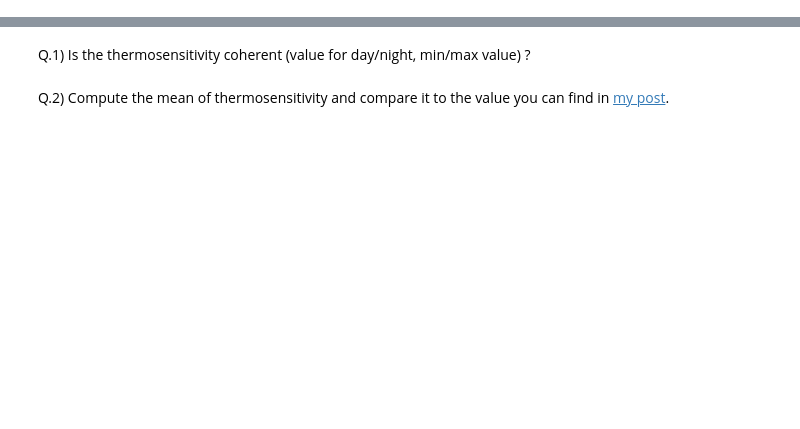
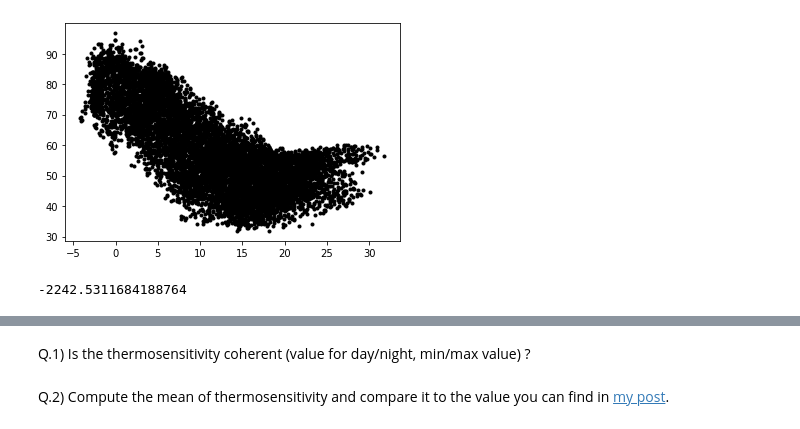
Before and after one commit to robingirard/Energy-Alternatives-Planning, a Jupyter notebook: TP/Thermosensibilite.ipynb, the cells around one changed output, grey strips where cells are left out. Saved outputs shown, nothing was run; the diff lists cells and outputs as text; code cells hidden in the pictures; blank space fills up the shorter version.

```diff
--- a/TP/Thermosensibilite.ipynb
+++ b/TP/Thermosensibilite.ipynb
@@ -10,13 +16,20 @@ In this notebook, you will manipulate some temperature timeseries in order to ca
 # %%
+import os
+os.chdir('..') ## to work at project root  like in any IDE
+
+
 import numpy as np
 import pandas as pd
 import csv
-import os
 import datetime
 import copy
 import plotly.graph_objects as go
 import matplotlib.pyplot as plt
 from sklearn import linear_model
 
-os.chdir('D:\GIT\Etude_TP_CapaExpPlaning-Python')
+#os.chdir('D:\GIT\Etude_TP_CapaExpPlaning-Python')
 from functions.functions_decompose_thermosensibilite import * #Il faut préciser le chemin où vous avez sauvegardé les données csv
+from functions.functions_GraphicalTools import * #Il faut préciser le chemin où vous avez sauvegardé les données csv
+#data=pd.read_csv('CSV/input/ConsumptionTemperature_1996TO2019_FR.csv')
+
+ConsoTempe_df=pd.read_csv('CSV/input/ConsumptionTemperature_1996TO2019_FR.csv')
@@ -72,0 +47,18 @@ Decomposeconso(2015) #Let's do that for the year 2015
+# %%
+year = 2010
+hour = 19
+TemperatureThreshold = 15
+
+ConsoTempeYear_df=ConsoTempe_df[pd.to_datetime(ConsoTempe_df['Date']).dt.year==year]
+plt.plot(ConsoTempeYear_df['Temperature'],ConsoTempeYear_df['Consumption']/1000, '.', color='black');
+plt.show()
+## select dates to do the linear regression
+indexHeatingHour = (ConsoTempeYear_df['Temperature'] <= TemperatureThreshold) &\
+                    (pd.to_datetime(ConsoTempeYear_df['Date']).dt.hour == hour)
+ConsoHeatingHour= ConsoTempeYear_df[indexHeatingHour]
+lr=linear_model.LinearRegression().fit(ConsoHeatingHour[['Temperature']],
+                                       ConsoHeatingHour['Consumption'])
+lr.coef_[0]
+# %% [output]
+[figure, added]
+-2242.5311684188764
```
Also changed, not shown: parts of 17 cells of this notebook, 2 other files.
